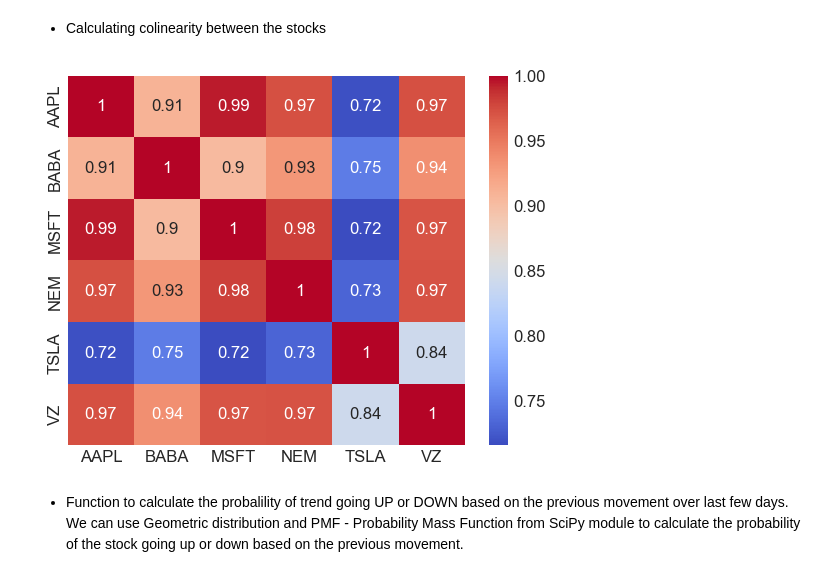
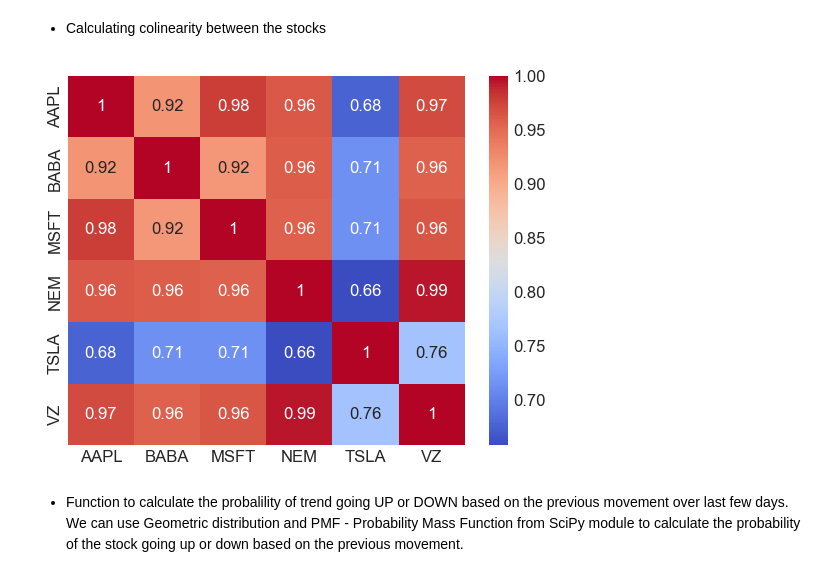
Before and after one commit to Folongton/Stock-Analysis, a Jupyter notebook: P1-Indicators-Chart-Analysis/P1-Chart-Analysis.ipynb, the cells around one changed output. Drawn from its saved outputs; the diff is of its cells as text; code cells hidden in the pictures.

```diff
--- a/P1-Indicators-Chart-Analysis/P1-Chart-Analysis.ipynb
+++ b/P1-Indicators-Chart-Analysis/P1-Chart-Analysis.ipynb
@@ -65,11 +92,11 @@ Get Hourly data: (for the last 2 years)
 # %%
 # load data from csvs
-aapl_d_source = pd.read_csv(r'..\P1-Indicators-Chart-Analysis\Data\Daily\AAPL-daily.csv', index_col=0,parse_dates=True)
-baba_d_source = pd.read_csv(r'..\P1-Indicators-Chart-Analysis\Data\Daily\BABA-daily.csv', index_col=0,parse_dates=True)
-msft_d_source = pd.read_csv(r'..\P1-Indicators-Chart-Analysis\Data\Daily\MSFT-daily.csv', index_col=0,parse_dates=True)
-nem_d_source = pd.read_csv(r'..\P1-Indicators-Chart-Analysis\Data\Daily\NEM-daily.csv', index_col=0,parse_dates=True)
-tsla_d_source = pd.read_csv(r'..\P1-Indicators-Chart-Analysis\Data\Daily\TSLA-daily.csv', index_col=0,parse_dates=True)
-vz_d_source= pd.read_csv(r'..\P1-Indicators-Chart-Analysis\Data\Daily\VZ-daily.csv', index_col=0,parse_dates=True)
+aapl_d_source = pd.read_csv(r'..\P1-Indicators-Chart-Analysis\Data\Daily\AAPL-daily-full.csv', index_col=0,parse_dates=True)
+baba_d_source = pd.read_csv(r'..\P1-Indicators-Chart-Analysis\Data\Daily\BABA-daily-full.csv', index_col=0,parse_dates=True)
+msft_d_source = pd.read_csv(r'..\P1-Indicators-Chart-Analysis\Data\Daily\MSFT-daily-full.csv', index_col=0,parse_dates=True)
+nem_d_source = pd.read_csv(r'..\P1-Indicators-Chart-Analysis\Data\Daily\NEM-daily-full.csv', index_col=0,parse_dates=True)
+tsla_d_source = pd.read_csv(r'..\P1-Indicators-Chart-Analysis\Data\Daily\TSLA-daily-full.csv', index_col=0,parse_dates=True)
+vz_d_source= pd.read_csv(r'..\P1-Indicators-Chart-Analysis\Data\Daily\VZ-daily-full.csv', index_col=0,parse_dates=True)
 
 aapl_d_source.index.rename('Date', inplace=True)
 baba_d_source.index.rename('Date', inplace=True)
@@ -276,9 +301,9 @@ def compare_stocks(all_stocks, days):
     sns.heatmap(colinearity_df.T.corr(), annot=True, cmap='coolwarm')
     return colinearity_df
 # %%
-col_df = compare_stocks(all_stocks, days=365*1)
+col_df = compare_stocks(all_stocks, days=185*1)
 # %% [output]
-[figure, old version]
+[figure, new version]
 # %% [markdown]
 * Function to calculate the probalility of trend going UP or DOWN based on the previous movement over last few days.
 We can use Geometric distribution and PMF - Probability Mass Function from SciPy module to calculate the probability of the stock going up or down based on the previous movement.
```
Also changed, not shown: parts of 40 cells of this notebook, 1 other file.
